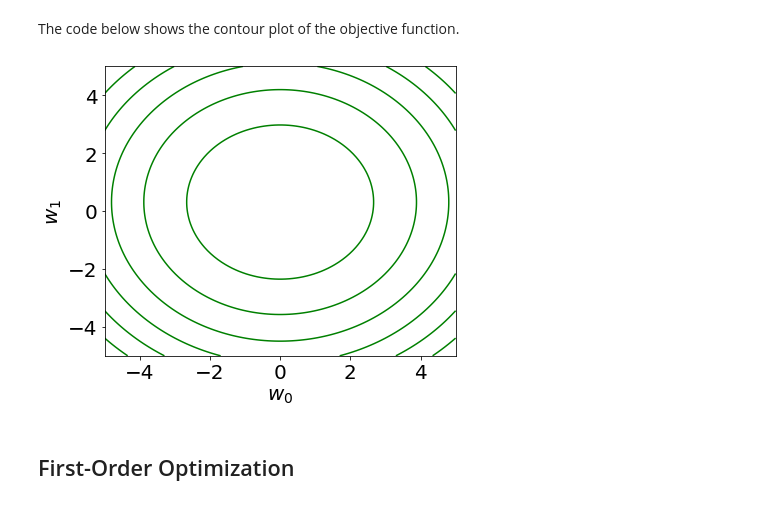
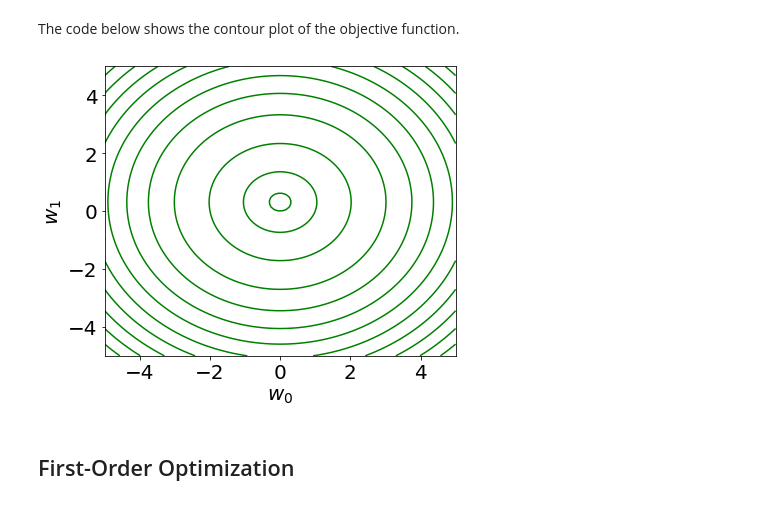
Before and after one commit to nehat312/teaching, a Jupyter notebook: gwu/machine_learning_I/spring_2020/case_study/case_study_1/case_study_1.ipynb, the cells around one changed output. Cells and saved outputs as stored; diff of their text form; code cells hidden in the pictures.

```diff
--- a/gwu/machine_learning_I/spring_2020/case_study/case_study_1/case_study_1.ipynb
+++ b/gwu/machine_learning_I/spring_2020/case_study/case_study_1/case_study_1.ipynb
@@ -858,28 +860,28 @@ The code below shows the contour plot of the objective function.
 # %%
 # Create a figure
 fig = plt.figure(figsize=(6, 5))
 
 # Create the axes
 ax = plt.axes()
 
 # The contour plot between x, y and z
-ax.contour(x, y, z.reshape(x.shape), colors='green')
+ax.contour(x, y, z.reshape(x.shape), [1, 2] + [5*i for i in range(1, 20)], colors='green')
 
 # Set x-axis
 ax.set_xlabel('$w_0$', fontsize=20)
 
 # Set y-axis
 ax.set_ylabel('$w_1$', fontsize=20)
 
 # Set tick label size
 ax.tick_params(labelsize=20)
 
 # Save and show the figure
 plt.tight_layout()
 plt.savefig('./figure/obj_LotFrontage_SalePrice_contour.pdf')
 plt.show()
 # %% [output]
-[figure, old version]
+[figure, new version]
 # %% [markdown]
 ## First-Order Optimization
 # %% [markdown]
```
Also changed, not shown: parts of 4 cells of this notebook, 3 other files.
